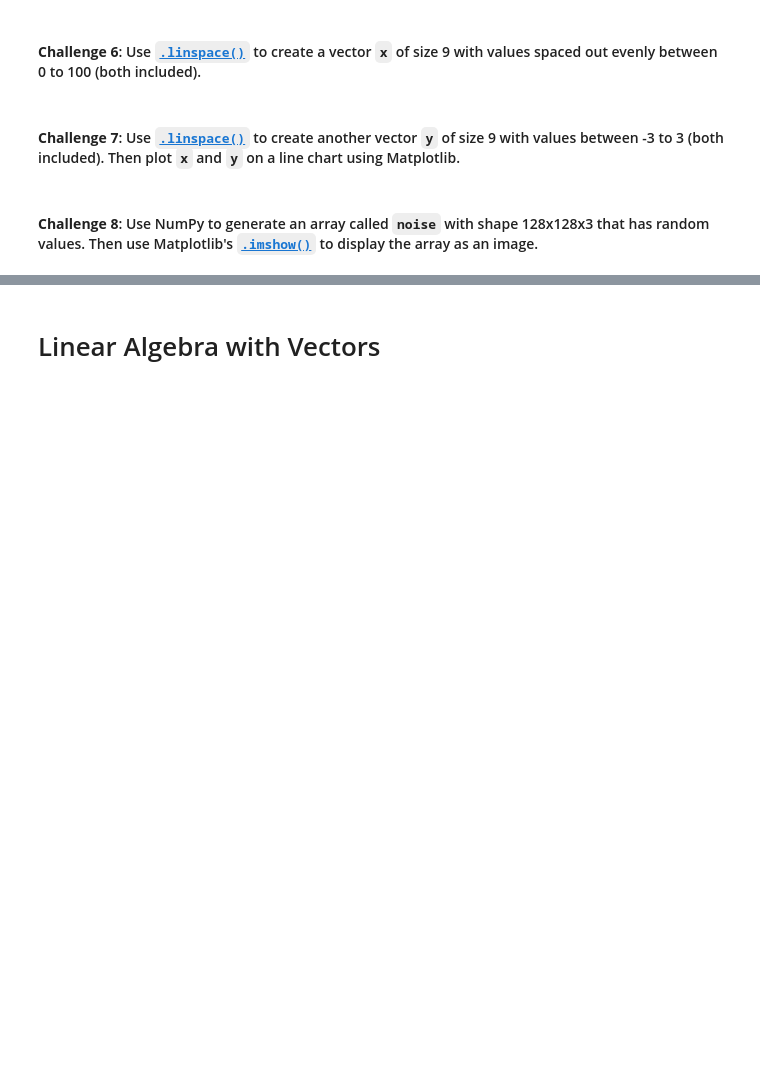
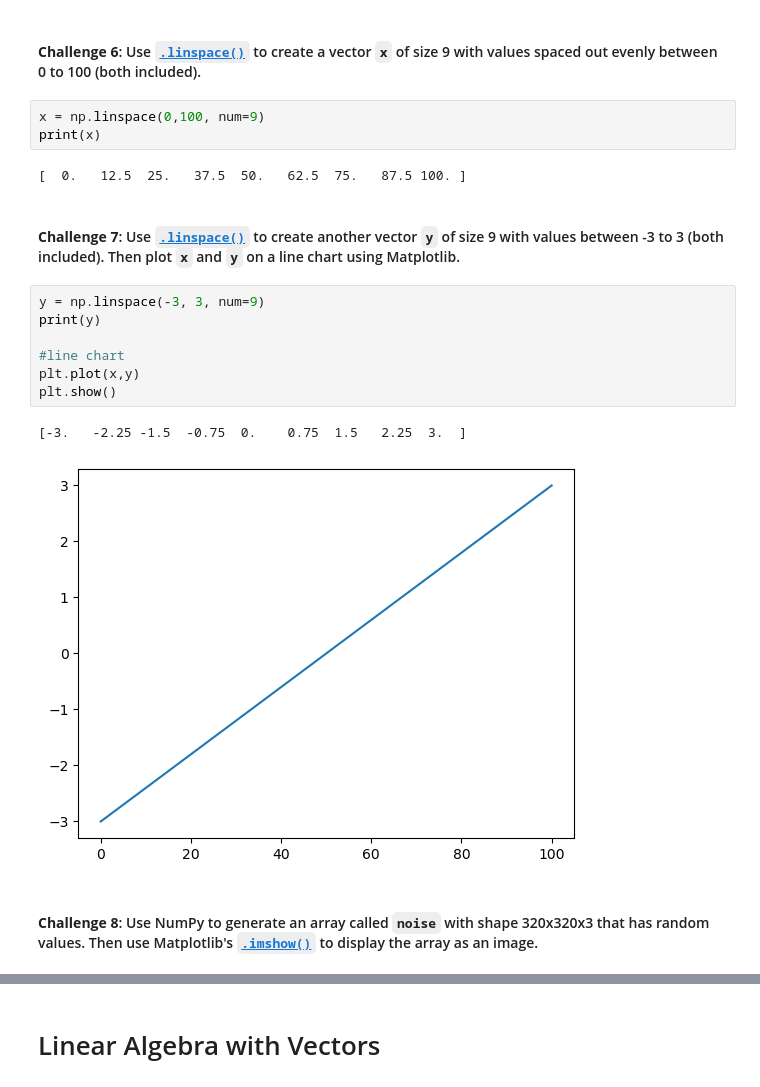
Before and after one commit to thedarkarchitect/basic_python_DS, a Jupyter notebook: Computation with NumPy/Computation_with_NumPy_and_N_Dimensional_Arrays.ipynb, the cells around one changed output, grey strips where cells are left out. Saved outputs shown, nothing was run; the diff lists cells and outputs as text; blank space fills up the shorter version.

```diff
--- a/Computation with NumPy/Computation_with_NumPy_and_N_Dimensional_Arrays.ipynb
+++ b/Computation with NumPy/Computation_with_NumPy_and_N_Dimensional_Arrays.ipynb
@@ -166,6 +185,21 @@ TypeError: 'module' object is not callable
 # %% [markdown]
 #### **Challenge 6**: Use [`.linspace()`](https://numpy.org/doc/stable/reference/generated/numpy.linspace.html) to create a vector `x` of size 9 with values spaced out evenly between 0 to 100 (both included).
+# %%
+x = np.linspace(0,100, num=9)
+print(x)
+# %% [output]
+[  0.   12.5  25.   37.5  50.   62.5  75.   87.5 100. ]
 # %% [markdown]
 #### **Challenge 7**: Use [`.linspace()`](https://numpy.org/doc/stable/reference/generated/numpy.linspace.html) to create another vector `y` of size 9 with values between -3 to 3 (both included). Then plot `x` and `y` on a line chart using Matplotlib.
+# %%
+y = np.linspace(-3, 3, num=9)
+print(y)
+
+#line chart
+plt.plot(x,y)
+plt.show()
+# %% [output]
+[-3.   -2.25 -1.5  -0.75  0.    0.75  1.5   2.25  3.  ]
+[figure, added]
 # %% [markdown]
-#### **Challenge 8**: Use NumPy to generate an array called `noise` with shape 128x128x3 that has random values. Then use Matplotlib's [`.imshow()`](https://matplotlib.org/3.1.1/api/_as_gen/matplotlib.pyplot.imshow.html) to display the array as an image.
+#### **Challenge 8**: Use NumPy to generate an array called `noise` with shape 320x320x3 that has random values. Then use Matplotlib's [`.imshow()`](https://matplotlib.org/3.1.1/api/_as_gen/matplotlib.pyplot.imshow.html) to display the array as an image.
```
Also changed, not shown: parts of 34 cells of this notebook.
